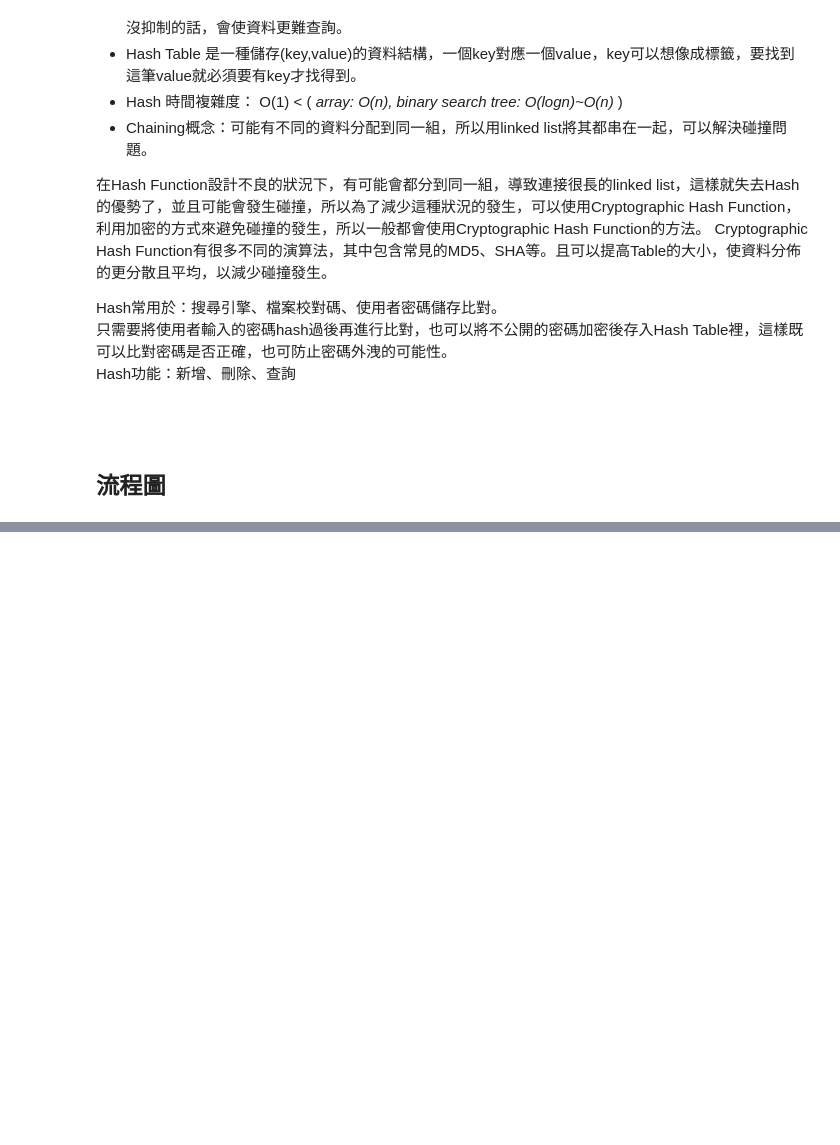
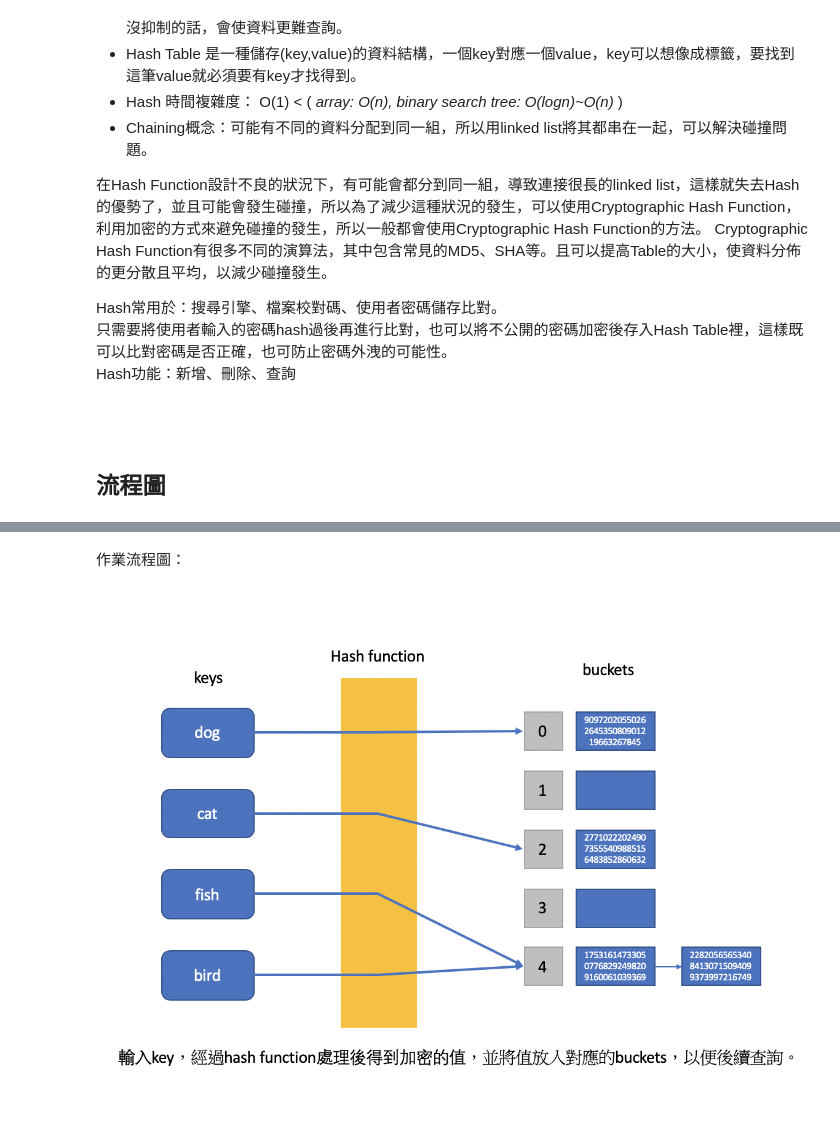
Before and after one commit to jiaying777/DATA-STRUCTURES-AND-ALGORITHMS, a Jupyter notebook: HW4/hash table 學習歷程、流程圖與文字說明.ipynb, the cells around one changed output, grey strips where cells are left out. Drawn from its saved outputs; the diff is of its cells as text; code cells hidden in the pictures; blank space fills up the shorter version.

```diff
--- a/HW4/hash table 學習歷程、流程圖與文字說明.ipynb
+++ b/HW4/hash table 學習歷程、流程圖與文字說明.ipynb
@@ -42,3 +39,10 @@ Hash功能：新增、刪除、查詢
+# %% [markdown]
+作業流程圖：
+# %%
+from IPython.display import Image
+Image(filename='hash table 流程圖.png',width = '70%')
+# %% [output]
+[figure, added]
 # %% [markdown]
 <br>
 # %% [markdown]
```
Also changed, not shown: parts of 3 cells of this notebook.
